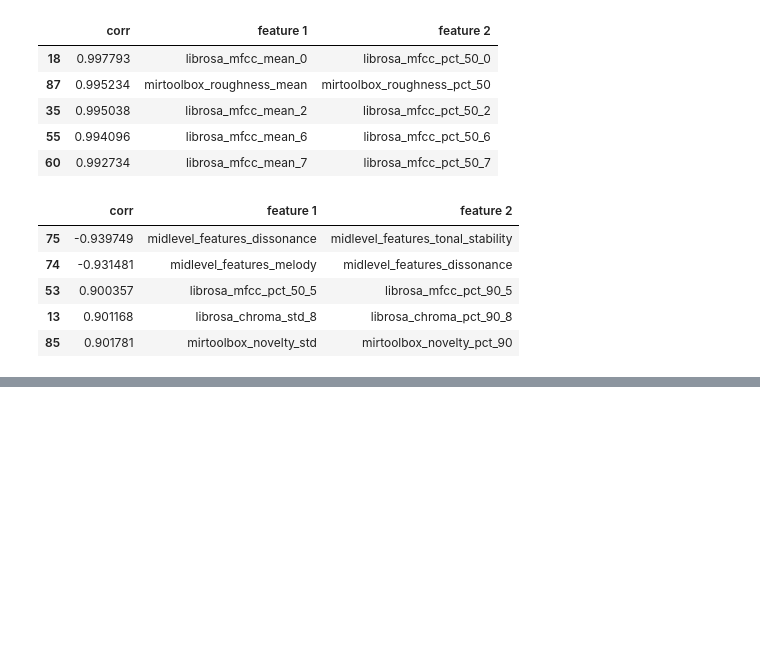
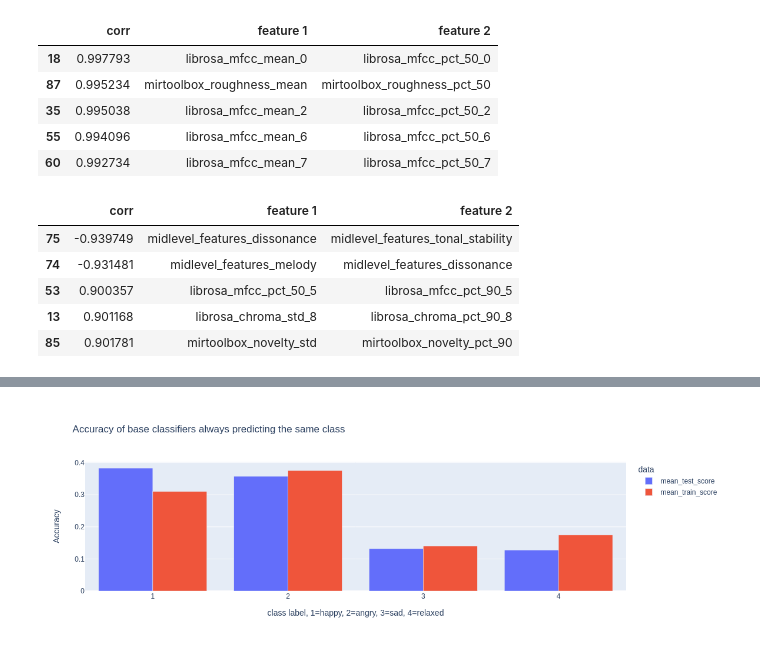
Before and after one commit to The-Deadly-Hyenas/Data-Classification, a Jupyter notebook: paul/kNN_explore.ipynb, the cells around one changed output, grey strips where cells are left out. Cells and saved outputs as stored; diff of their text form; code cells hidden in the pictures; blank space fills up the shorter version.

Commit message:
add base classifier

```diff
--- a/paul/kNN_explore.ipynb
+++ b/paul/kNN_explore.ipynb
@@ -131,0 +152,17 @@ gs_cv.score(X_test[best_features], y_test)
+# %%
+from sklearn.base import BaseEstimator
+
+class AlwaysY(BaseEstimator):
+    def __init__(self, y=1):
+        self.y = y
+
+    def fit(self, X, y=None):
+        return self
+
+    def predict(self, X):
+        res = np.ones(shape=X.shape[0]) * self.y
+        return res
+# %%
+gs_cv_base = GridSearchCV(AlwaysY(), {"y": [1,2,3,4]}, cv=cv, return_train_score=True,scoring="accuracy", n_jobs=-1)
+gs_cv_base.fit(X_select, y_resampled)
+print(gs_cv_base.best_score_, gs_cv_base.best_params_)
@@ -131,0 +171,4 @@ gs_cv.score(X_test[best_features], y_test)
+# %%
+# results of the Grid Search CV for base classifier
+base_results = pd.DataFrame.from_dict(gs_cv_base.cv_results_)
+base_results.head(4)
@@ -131,0 +182,24 @@ gs_cv.score(X_test[best_features], y_test)
+# %%
+bar = px.bar(
+    base_results,
+    x="param_y",
+    y=["mean_test_score", "mean_train_score"],
+    barmode="group",
+    title="Accuracy of base classifiers always predicting the same class",
+    labels={
+        1: "happy (1)",
+        "2": "angry (2)",
+        "3": "sad (3)",
+        "4": "relaxed (4)",
+        "param_y": "class label, 1=happy, 2=angry, 3=sad, 4=relaxed",
+        "mean_test_score": "Mean Test Score",
+        "mean_train_score": "Mean Train Score",
+        "value": "Accuracy",
+        "variable": "data"
+    },
+    width=800,
+    height=400,
+)
+bar.show()
+# %% [output]
+[figure, added]
```
Also changed, not shown: parts of 9 cells of this notebook.
